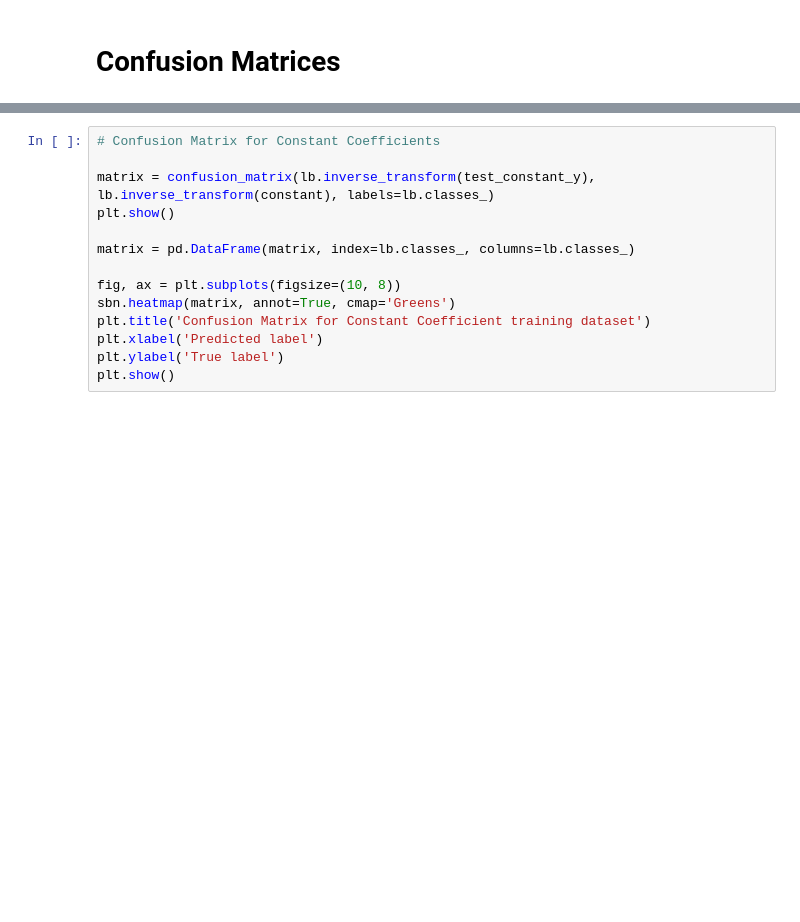
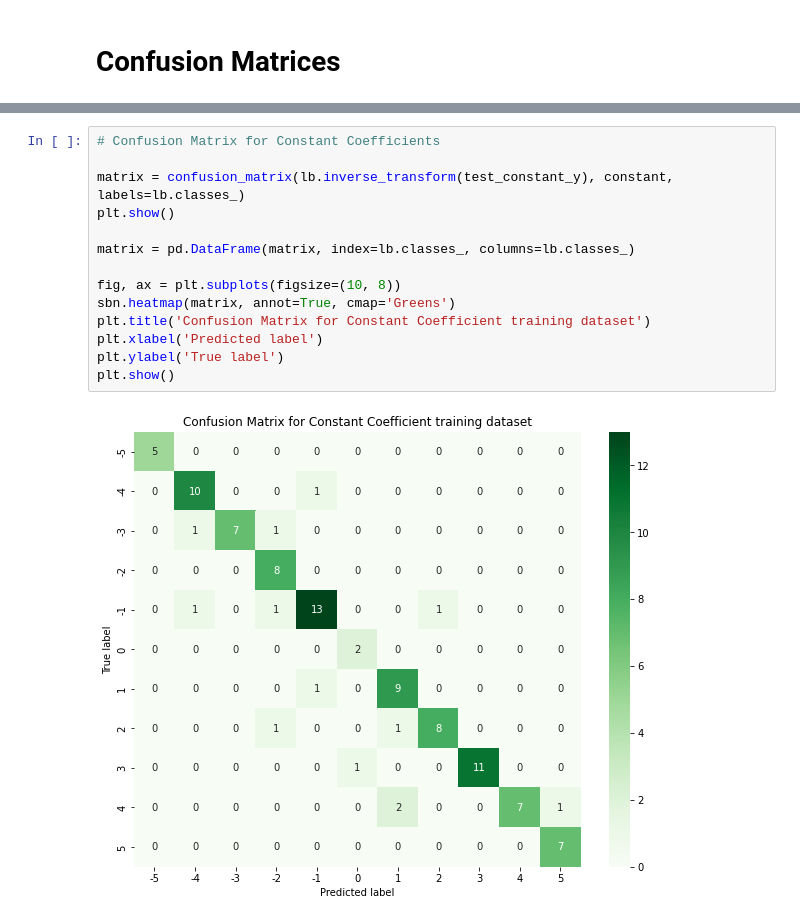
Before and after one commit to oleksnikolenko/quadratic_equation_classifier, a Jupyter notebook: Quadratic_Equations_Classifier.ipynb, the cells around one changed output, grey strips where cells are left out. Drawn from its saved outputs; the diff is of its cells as text; blank space fills up the shorter version.

```diff
--- a/Quadratic_Equations_Classifier.ipynb
+++ b/Quadratic_Equations_Classifier.ipynb
@@ -226,14 +250,16 @@ plt.show()
 # %%
 # Confusion Matrix for Constant Coefficients
 
-matrix = confusion_matrix(lb.inverse_transform(test_constant_y), lb.inverse_transform(constant), labels=lb.classes_)
+matrix = confusion_matrix(lb.inverse_transform(test_constant_y), constant, labels=lb.classes_)
 plt.show()
 
 matrix = pd.DataFrame(matrix, index=lb.classes_, columns=lb.classes_)
 
 fig, ax = plt.subplots(figsize=(10, 8))
 sbn.heatmap(matrix, annot=True, cmap='Greens')
 plt.title('Confusion Matrix for Constant Coefficient training dataset')
 plt.xlabel('Predicted label')
 plt.ylabel('True label')
 plt.show()
+# %% [output]
+[figure, added]
```
Also changed, not shown: parts of 9 cells of this notebook.
